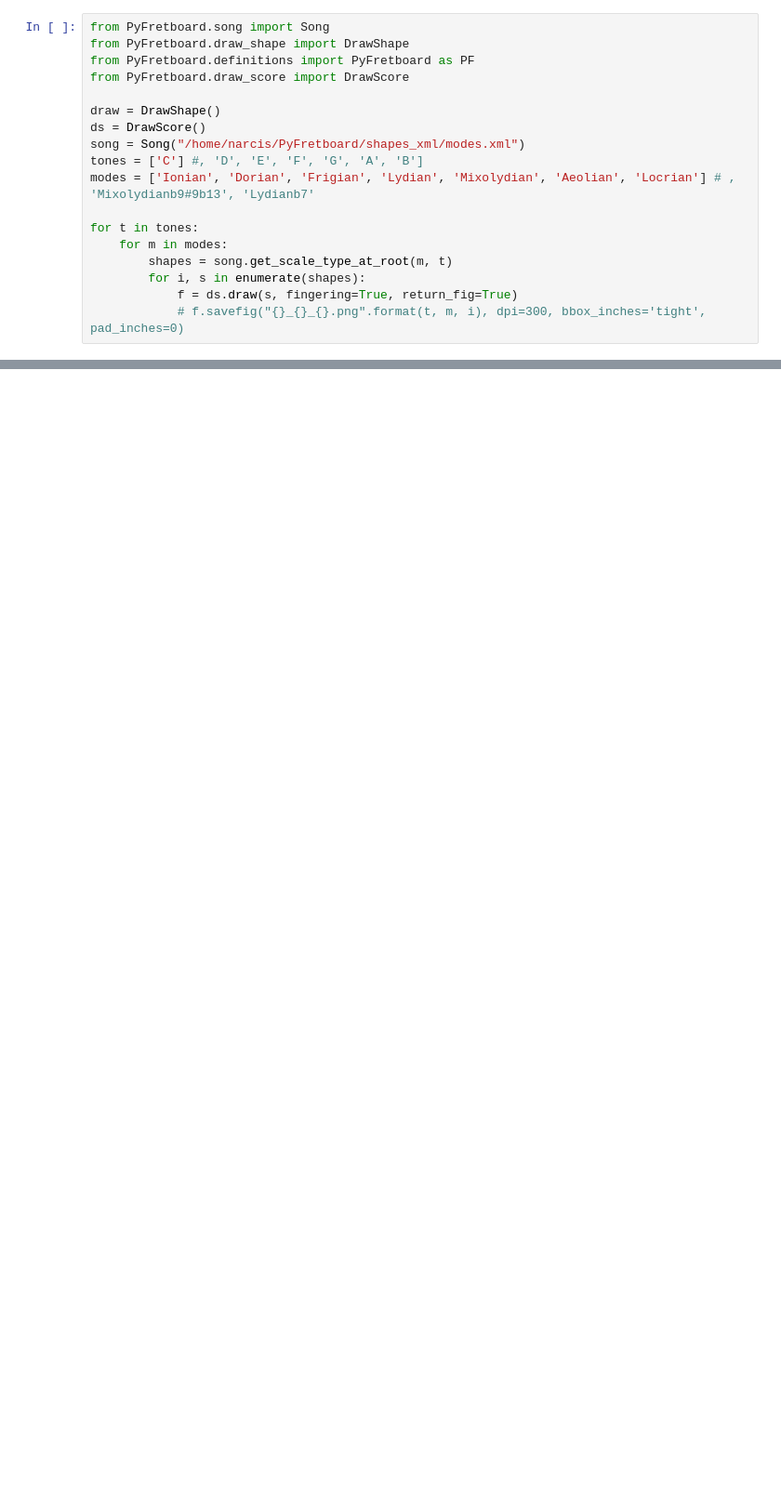
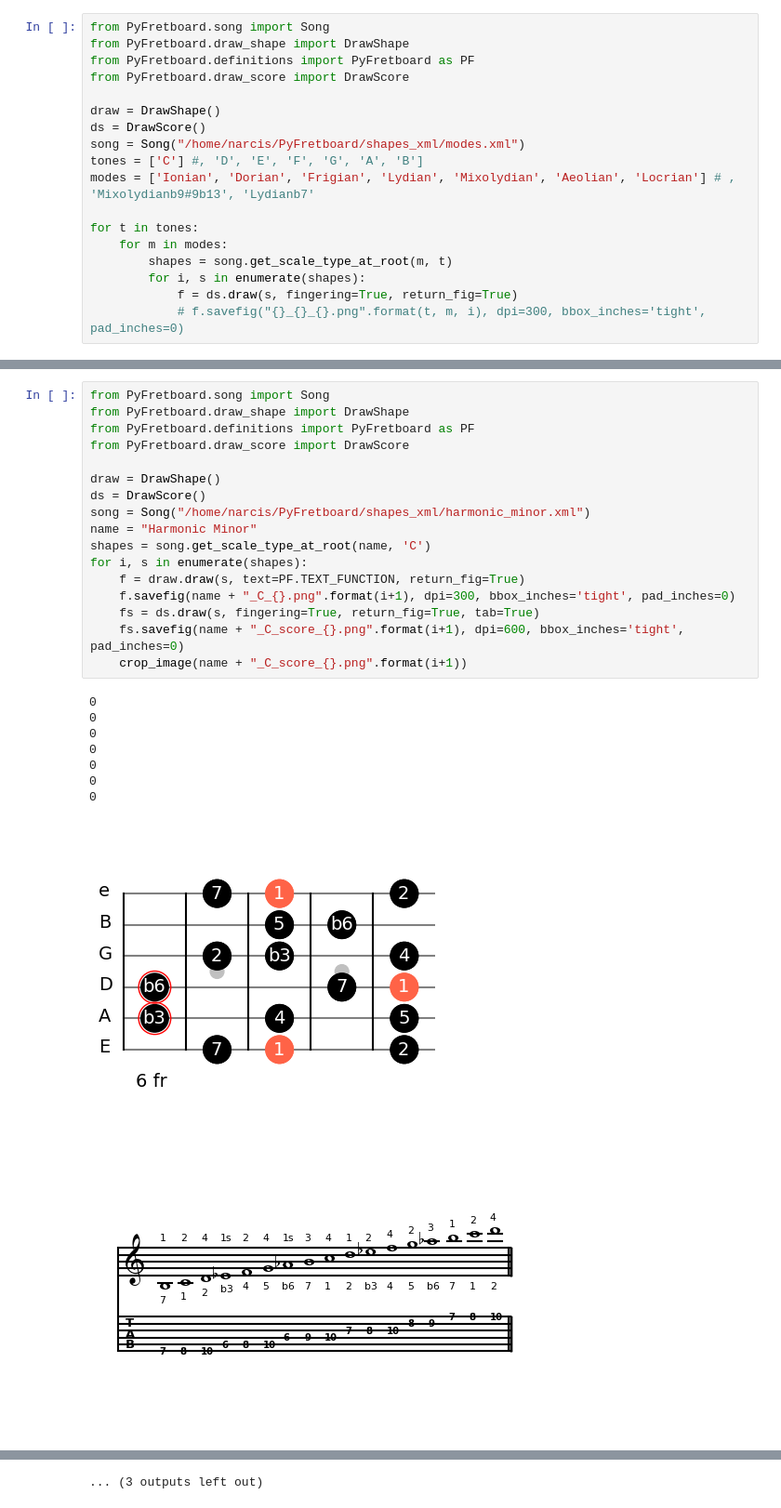
Before and after one commit to narcispr/PyFretboard, a Jupyter notebook: tutorial.ipynb, the cells around one changed output, grey strips where cells are left out. Shown at 93% size. Saved outputs shown, nothing was run; the diff lists cells and outputs as text; blank space fills up the shorter version.

```diff
--- a/tutorial.ipynb
+++ b/tutorial.ipynb
@@ -188,0 +338,27 @@ for t in tones:
+# %%
+from PyFretboard.song import Song
+from PyFretboard.draw_shape import DrawShape
+from PyFretboard.definitions import PyFretboard as PF
+from PyFretboard.draw_score import DrawScore
+
+draw = DrawShape()
+ds = DrawScore()
+song = Song("/home/narcis/PyFretboard/shapes_xml/harmonic_minor.xml")
+name = "Harmonic Minor"
+shapes = song.get_scale_type_at_root(name, 'C')
+for i, s in enumerate(shapes):
+    f = draw.draw(s, text=PF.TEXT_FUNCTION, return_fig=True)
+    f.savefig(name + "_C_{}.png".format(i+1), dpi=300, bbox_inches='tight', pad_inches=0)
+    fs = ds.draw(s, fingering=True, return_fig=True, tab=True)
+    fs.savefig(name + "_C_score_{}.png".format(i+1), dpi=600, bbox_inches='tight', pad_inches=0)
+    crop_image(name + "_C_score_{}.png".format(i+1))
+# %% [output]
+0
+0
+0
+0
+0
+0
+0
+[figure, added]
+[figure, added]
@@ -188,0 +374 @@ for t in tones:
+... (3 outputs left out)
```
Also changed, not shown: parts of 6 cells of this notebook, 6 other files.
